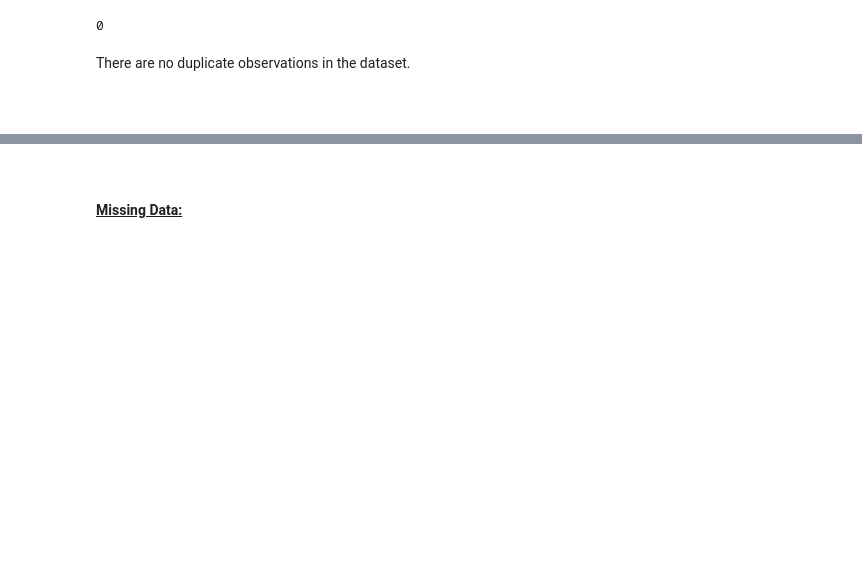
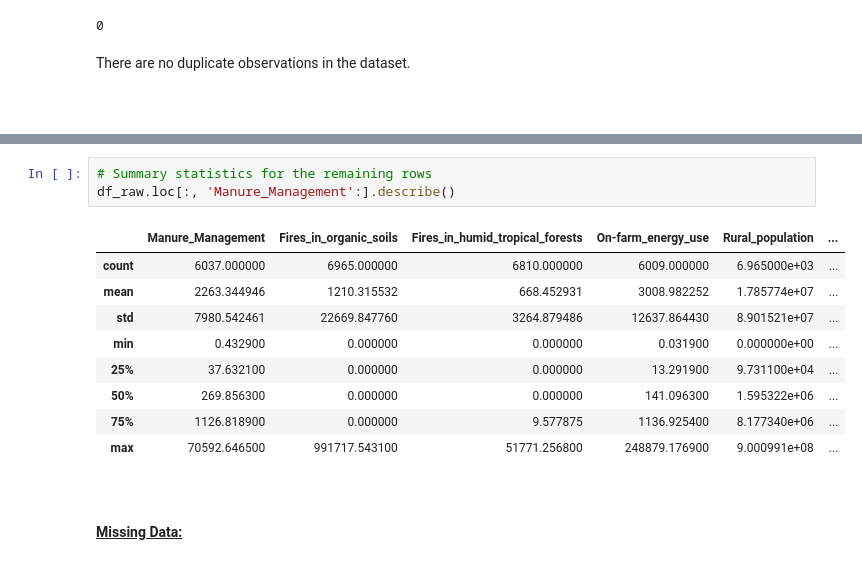
Before and after one commit to DuPlessisErich/MLRegression, a Jupyter notebook: Regression Notebook.ipynb, the cells around one changed output, grey strips where cells are left out. Cells and saved outputs as stored; diff of their text form; blank space fills up the shorter version.

```diff
--- a/Regression Notebook.ipynb
+++ b/Regression Notebook.ipynb
@@ -163,3 +217,16 @@ Firstly, visualise the data distribution of each feature through a box plot to i
+# %%
+# Summary statistics for the remaining rows
+df_raw.loc[:, 'Manure_Management':].describe()
+# %% [output]
+|  | Manure_Management | Fires_in_organic_soils | Fires_in_humid_tropical_forests | On-farm_energy_use | Rural_population | ... |
+| count | 6037.000000 | 6965.000000 | 6810.000000 | 6009.000000 | 6.965000e+03 | ... |
+| mean | 2263.344946 | 1210.315532 | 668.452931 | 3008.982252 | 1.785774e+07 | ... |
+| std | 7980.542461 | 22669.847760 | 3264.879486 | 12637.864430 | 8.901521e+07 | ... |
+| min | 0.432900 | 0.000000 | 0.000000 | 0.031900 | 0.000000e+00 | ... |
+| 25% | 37.632100 | 0.000000 | 0.000000 | 13.291900 | 9.731100e+04 | ... |
+| 50% | 269.856300 | 0.000000 | 0.000000 | 141.096300 | 1.595322e+06 | ... |
+| 75% | 1126.818900 | 0.000000 | 9.577875 | 1136.925400 | 8.177340e+06 | ... |
+| max | 70592.646500 | 991717.543100 | 51771.256800 | 248879.176900 | 9.000991e+08 | ... |
 # %% [markdown]
 <br>
 # %% [markdown]
```
Also changed, not shown: parts of 23 cells of this notebook.
